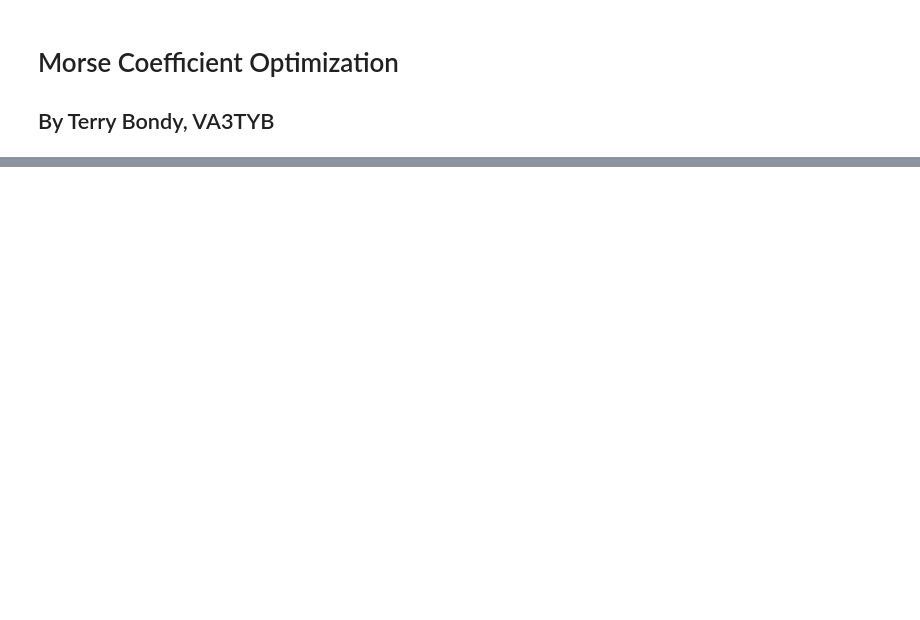
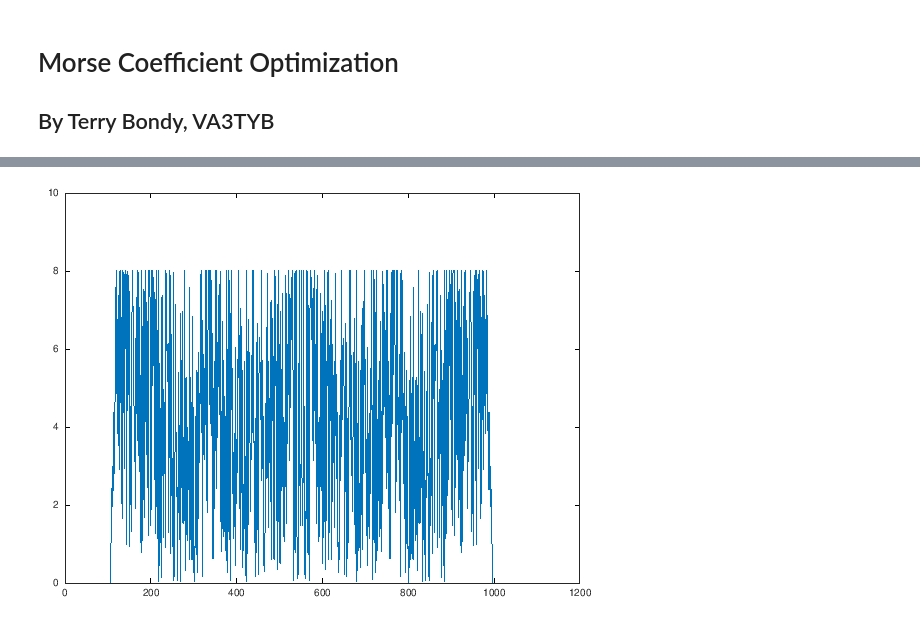
Before and after one commit to tbondy760/sat-chirp, a Jupyter notebook: OptimizeCoeff.ipynb, the cells around one changed output, grey strips where cells are left out. Cells and saved outputs as stored; diff of their text form; code cells hidden in the pictures; blank space fills up the shorter version.

```diff
--- a/OptimizeCoeff.ipynb
+++ b/OptimizeCoeff.ipynb
@@ -373,0 +134,4 @@ costVA3TYB(inp)
+# %%
+plot(abs(conv(test,flip(test))))
+# %% [output]
+[figure, added]
```
Also changed, not shown: parts of 20 cells of this notebook, 2 other files.
